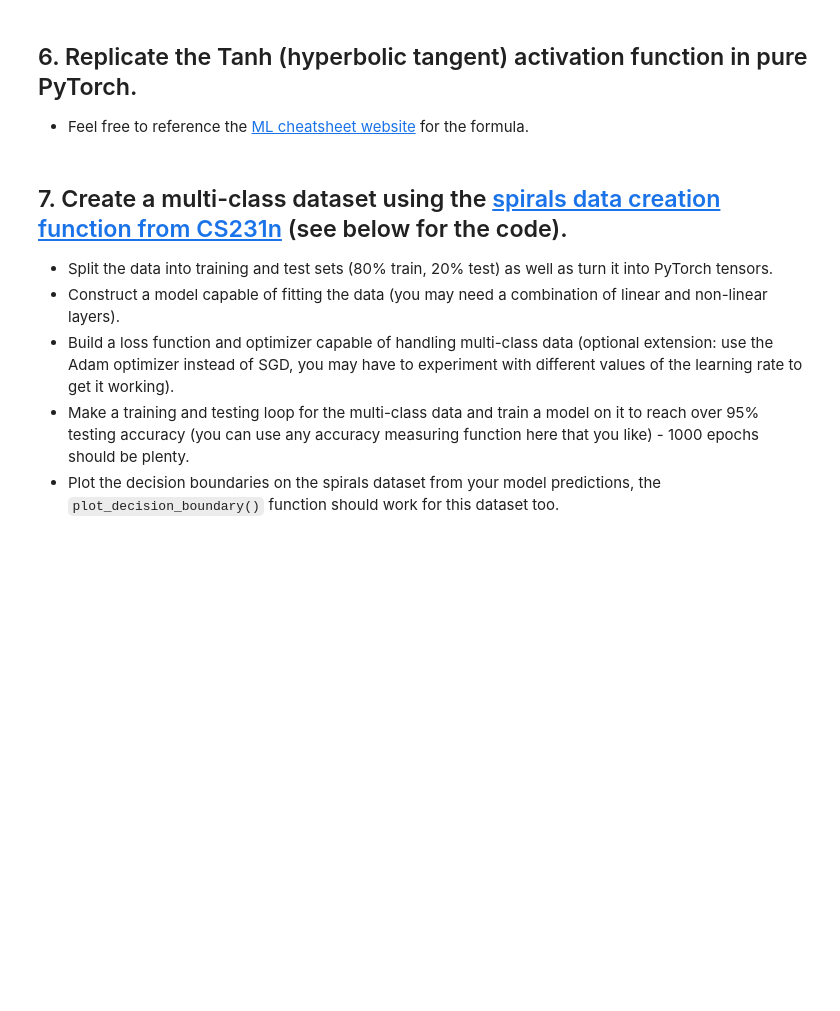
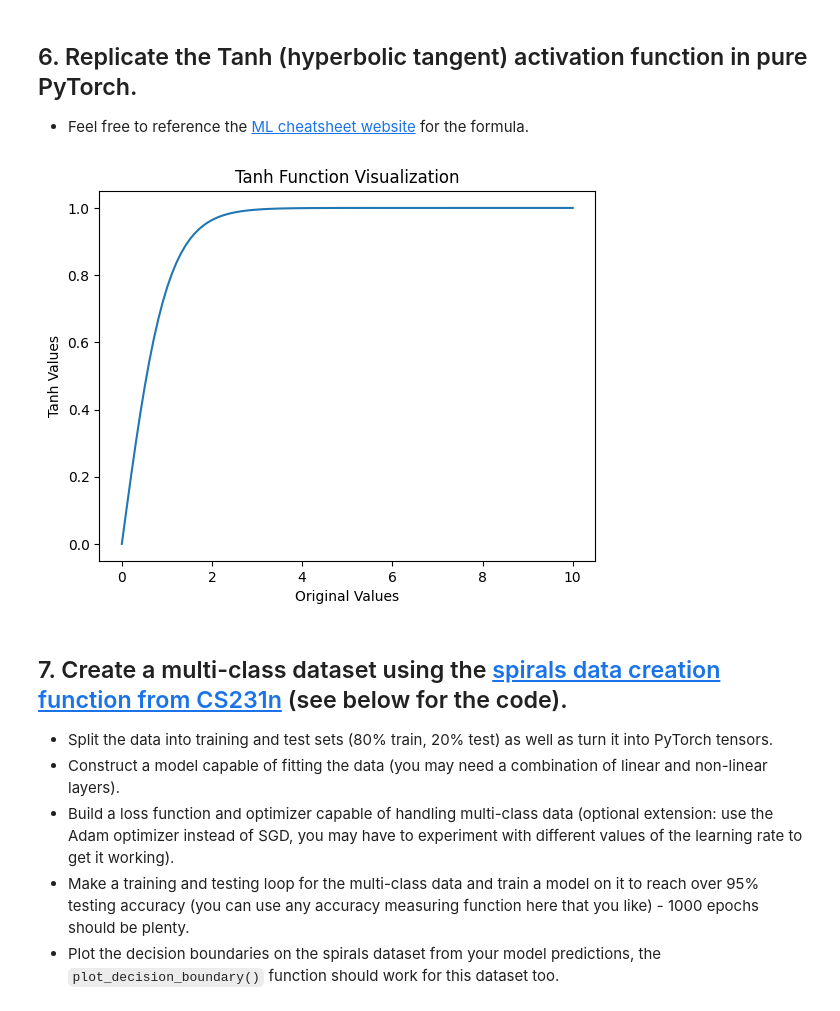
Before and after one commit to emrecosgun314/pytorch-deep-learning, a Jupyter notebook: extras/exercises/02_pytorch_classification_exercises.ipynb, the cells around one changed output. Cells and saved outputs as stored; diff of their text form; code cells hidden in the pictures; blank space fills up the shorter version.

```diff
--- a/extras/exercises/02_pytorch_classification_exercises.ipynb
+++ b/extras/exercises/02_pytorch_classification_exercises.ipynb
@@ -216,3 +321,4 @@ def plot_decision_boundary(model, X, y):
   * Feel free to reference the [ML cheatsheet website](https://ml-cheatsheet.readthedocs.io/en/latest/activation_functions.html#tanh) for the formula.
 # %%
 # Create a straight line tensor
+line_tensor = torch.linspace(start=0, end=10, steps=100)
@@ -221,3 +325,13 @@ def plot_decision_boundary(model, X, y):
+# %%
+# Test torch.tanh() on the tensor and plot it
+tanh_output = torch.tanh(line_tensor)
+plt.plot(line_tensor.numpy(), tanh_output.numpy())
+plt.xlabel("Original Values")
+plt.ylabel("Tanh Values")
+plt.title("Tanh Function Visualization")
+plt.show()
+# %% [output]
+[figure, added]
 # %%
 # Replicate torch.tanh() and plot it
 # %% [markdown]
```
Also changed, not shown: parts of 13 cells of this notebook.
